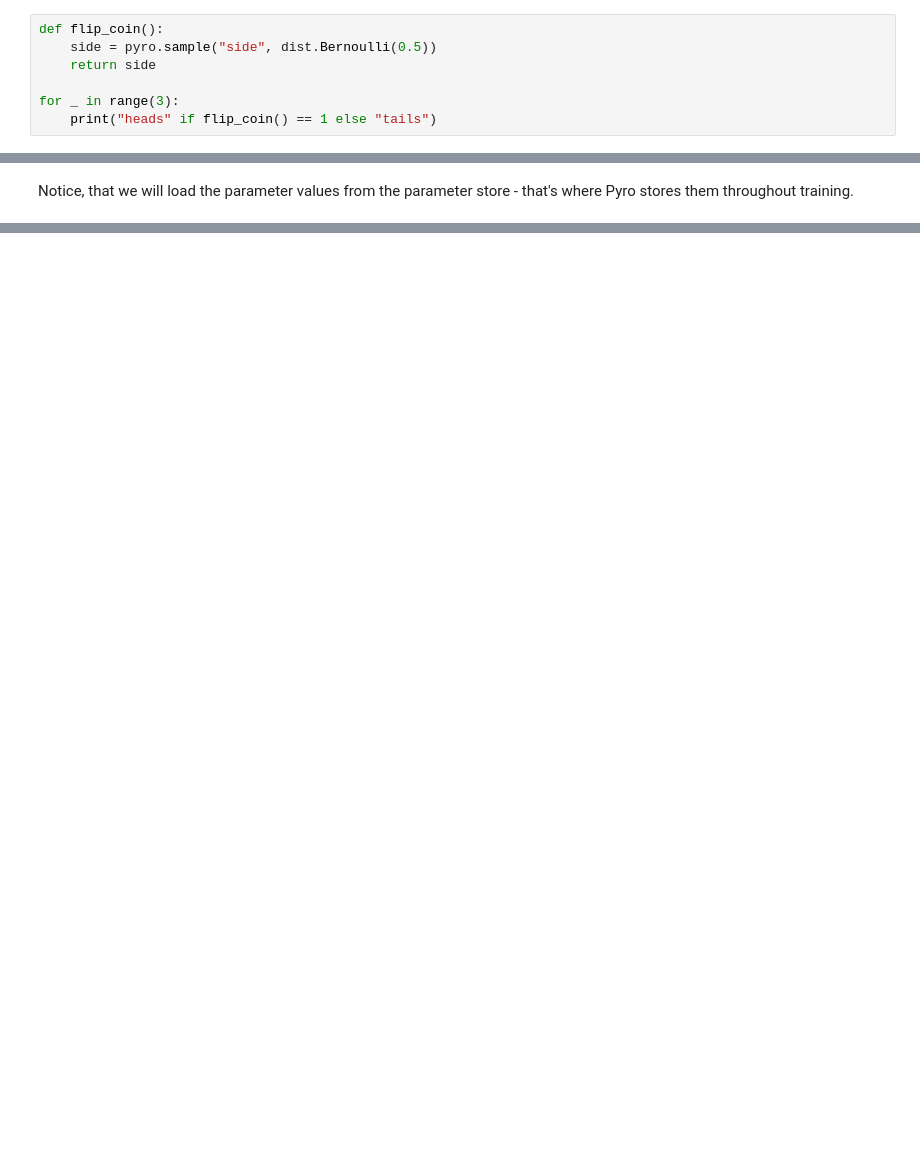
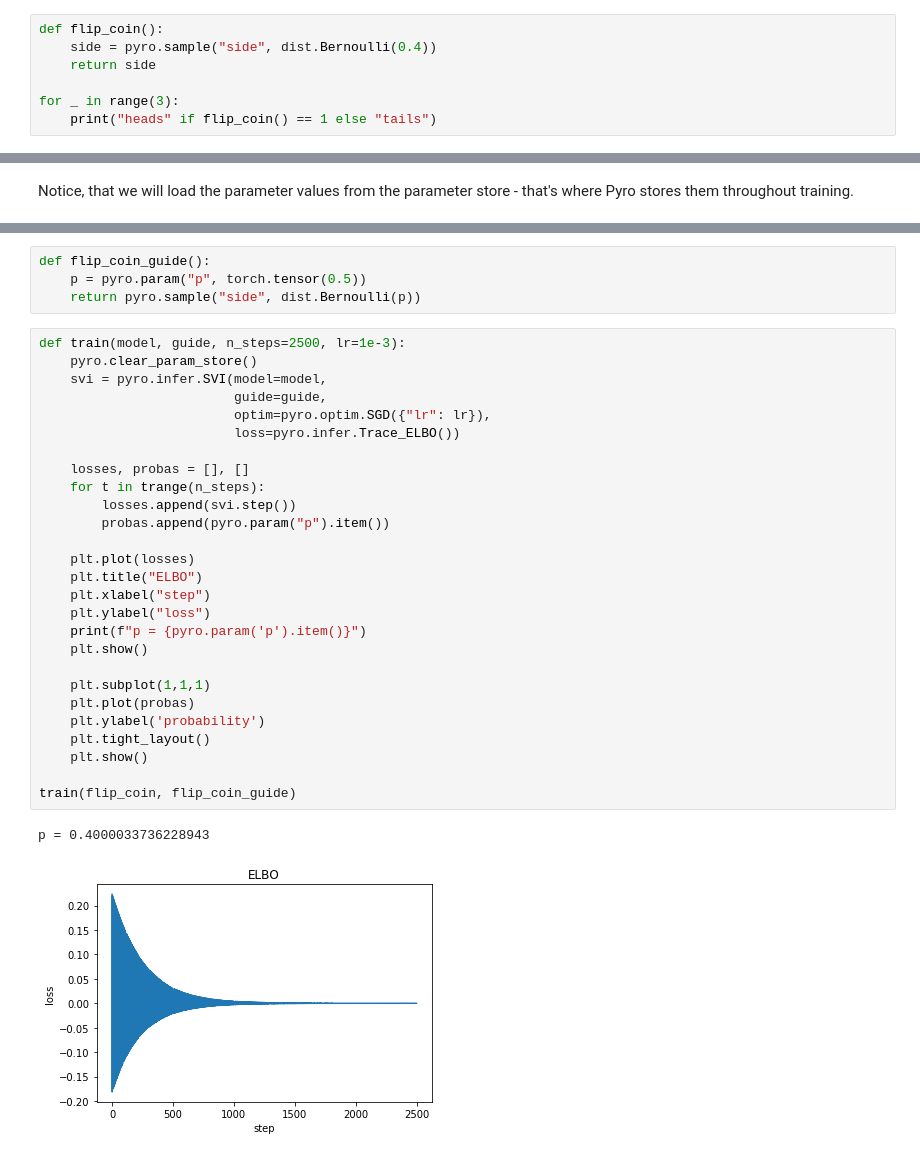
Before and after one commit to puma-wust/base-l02-2020, a Jupyter notebook: Pyro-introduction.ipynb, the cells around one changed output, grey strips where cells are left out. Cells and saved outputs as stored; diff of their text form; blank space fills up the shorter version.

```diff
--- a/Pyro-introduction.ipynb
+++ b/Pyro-introduction.ipynb
@@ -176,6 +176,6 @@ Excercise
 # %%
 def flip_coin():
-    side = pyro.sample("side", dist.Bernoulli(0.5))
+    side = pyro.sample("side", dist.Bernoulli(0.4))
     return side
 
 for _ in range(3):
@@ -398,0 +404,34 @@ Notice, that we will load the parameter values from the parameter store - that's
+# %%
+def flip_coin_guide():
+    p = pyro.param("p", torch.tensor(0.5))
+    return pyro.sample("side", dist.Bernoulli(p))
+# %%
+def train(model, guide, n_steps=2500, lr=1e-3):
+    pyro.clear_param_store()
+    svi = pyro.infer.SVI(model=model,
+                         guide=guide,
+                         optim=pyro.optim.SGD({"lr": lr}),
+                         loss=pyro.infer.Trace_ELBO())
+
+    losses, probas = [], []
+    for t in trange(n_steps):
+        losses.append(svi.step())
+        probas.append(pyro.param("p").item())
+
+    plt.plot(losses)
+    plt.title("ELBO")
+    plt.xlabel("step")
+    plt.ylabel("loss")
+    print(f"p = {pyro.param('p').item()}")
+    plt.show()
+
+    plt.subplot(1,1,1)
+    plt.plot(probas)
+    plt.ylabel('probability')
+    plt.tight_layout()
+    plt.show()
+
+train(flip_coin, flip_coin_guide)
+# %% [output]
+p = 0.4000033736228943
+[figure, added]
```
Also changed, not shown: parts of 8 cells of this notebook.
